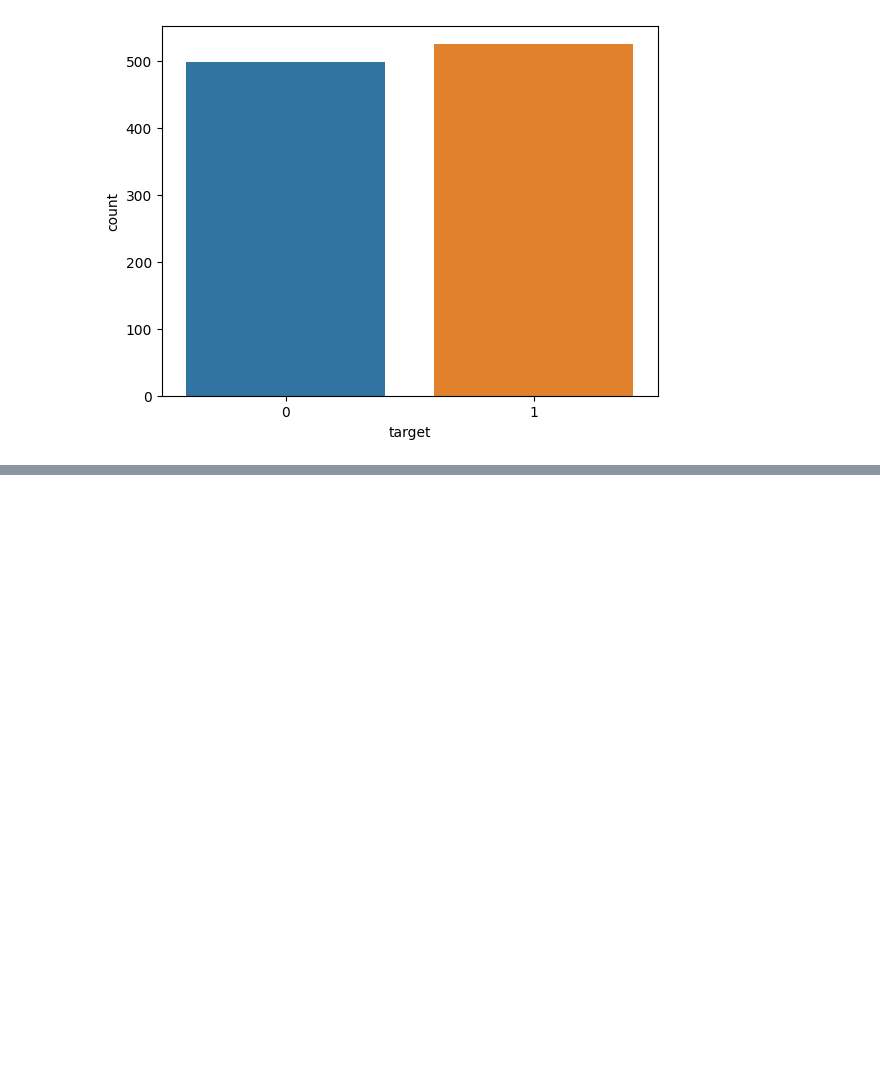
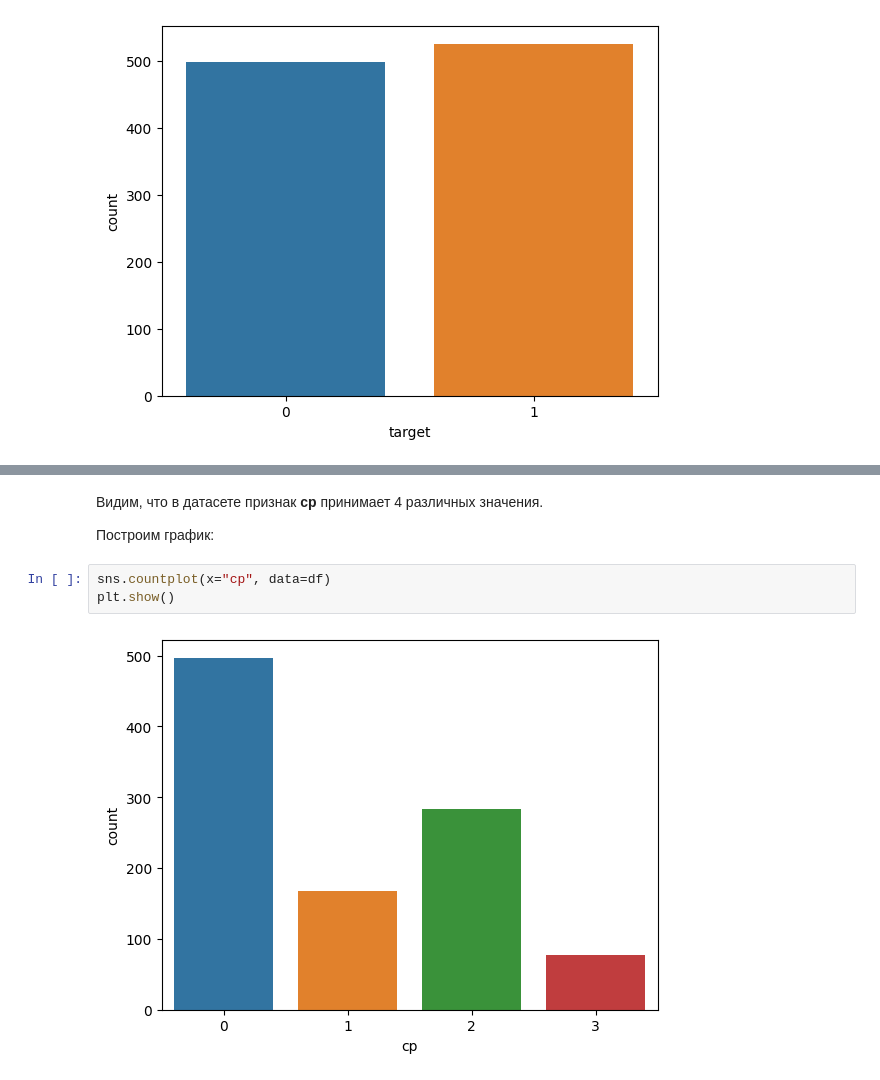
Before and after one commit to daniil-steperev/-SPBU-Machine-Learning-Homework, a Jupyter notebook: [Task2] Classification/Classification.ipynb, the cells around one changed output, grey strips where cells are left out. Saved outputs shown, nothing was run; the diff lists cells and outputs as text; blank space fills up the shorter version.

```diff
--- a/[Task2] Classification/Classification.ipynb
+++ b/[Task2] Classification/Classification.ipynb
@@ -124,0 +206,9 @@ plt.show()
+# %% [markdown]
+Видим, что в датасете признак **cp** принимает 4 различных значения.
+
+Построим график:
+# %%
+sns.countplot(x="cp", data=df)
+plt.show()
+# %% [output]
+[figure, added]
```
Also changed, not shown: parts of 98 cells of this notebook.
